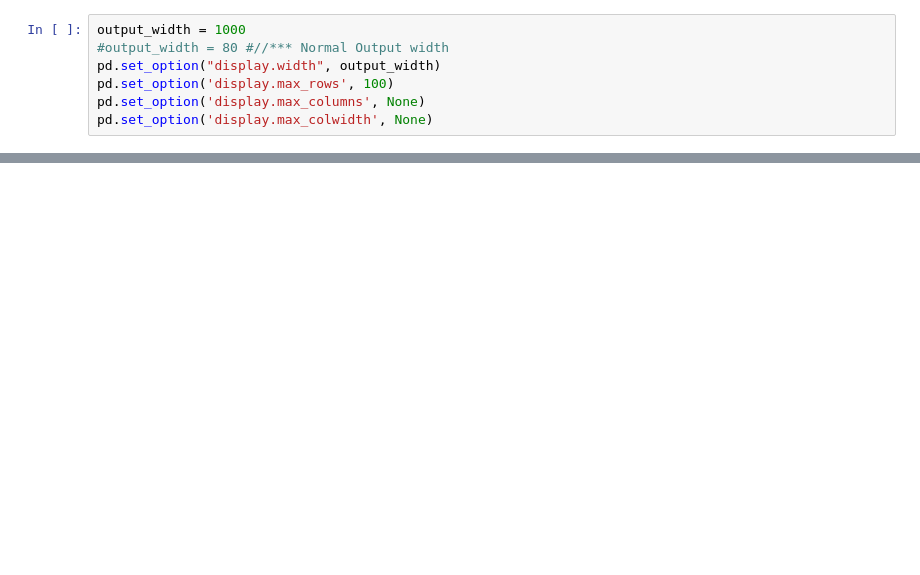
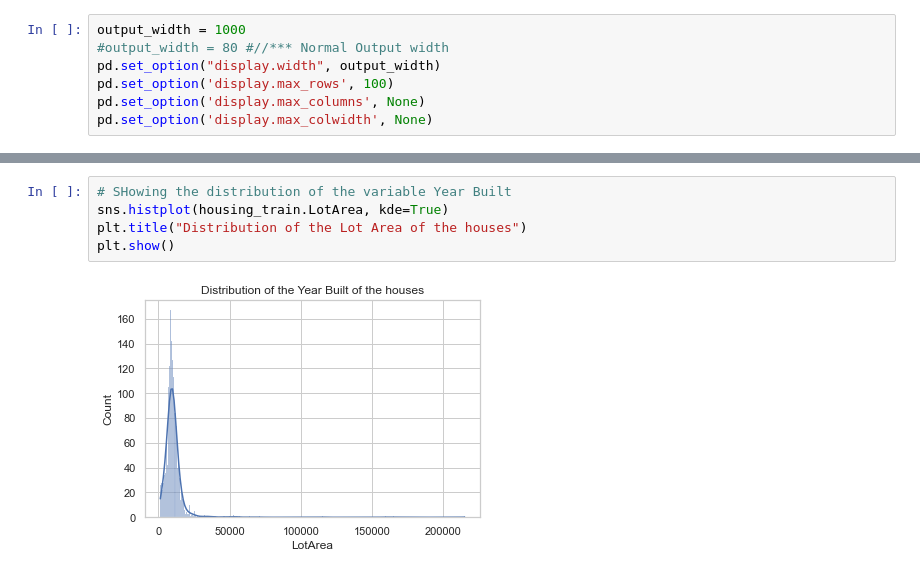
Before and after one commit to samantoz/bu_dsc, a Jupyter notebook: notebooks/DSC630/project_v1.ipynb, the cells around one changed output, grey strips where cells are left out. Saved outputs shown, nothing was run; the diff lists cells and outputs as text; blank space fills up the shorter version.

```diff
--- a/notebooks/DSC630/project_v1.ipynb
+++ b/notebooks/DSC630/project_v1.ipynb
@@ -43,0 +261,7 @@ train_2016.head(10)
+# %%
+# SHowing the distribution of the variable Year Built
+sns.histplot(housing_train.LotArea, kde=True)
+plt.title("Distribution of the Lot Area of the houses")
+plt.show()
+# %% [output]
+[figure, added]
```
Also changed, not shown: parts of 36 cells of this notebook.
